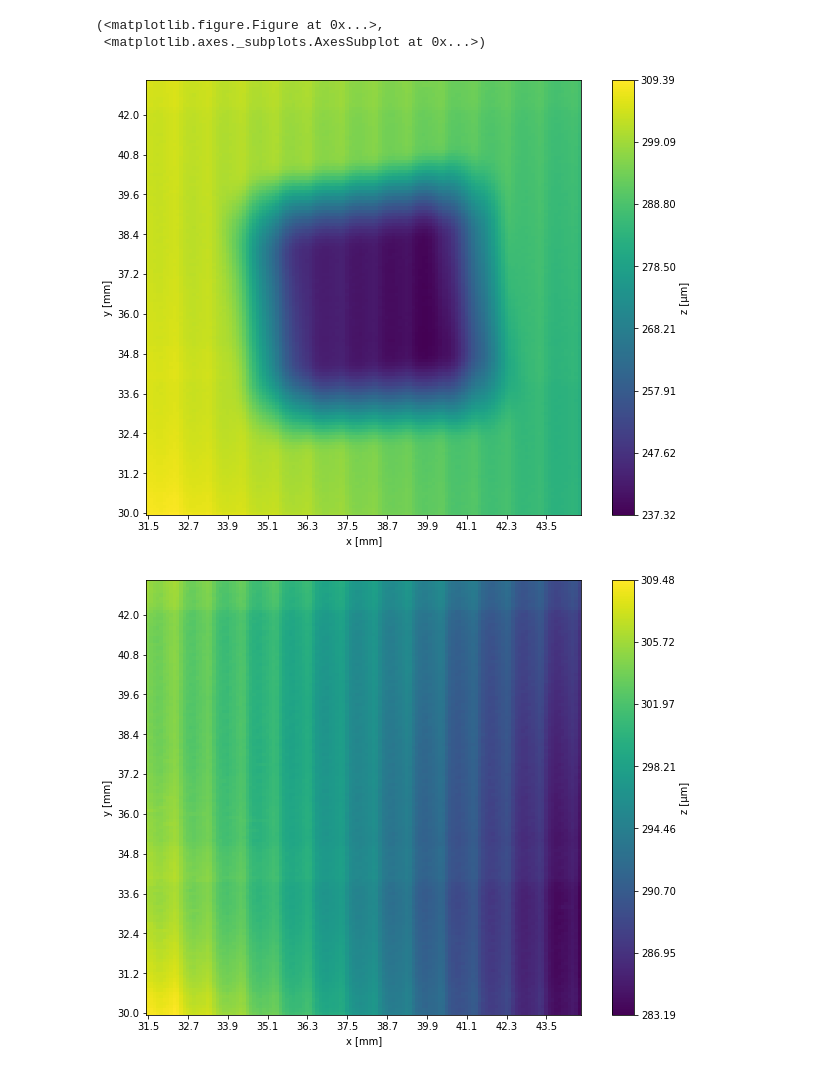
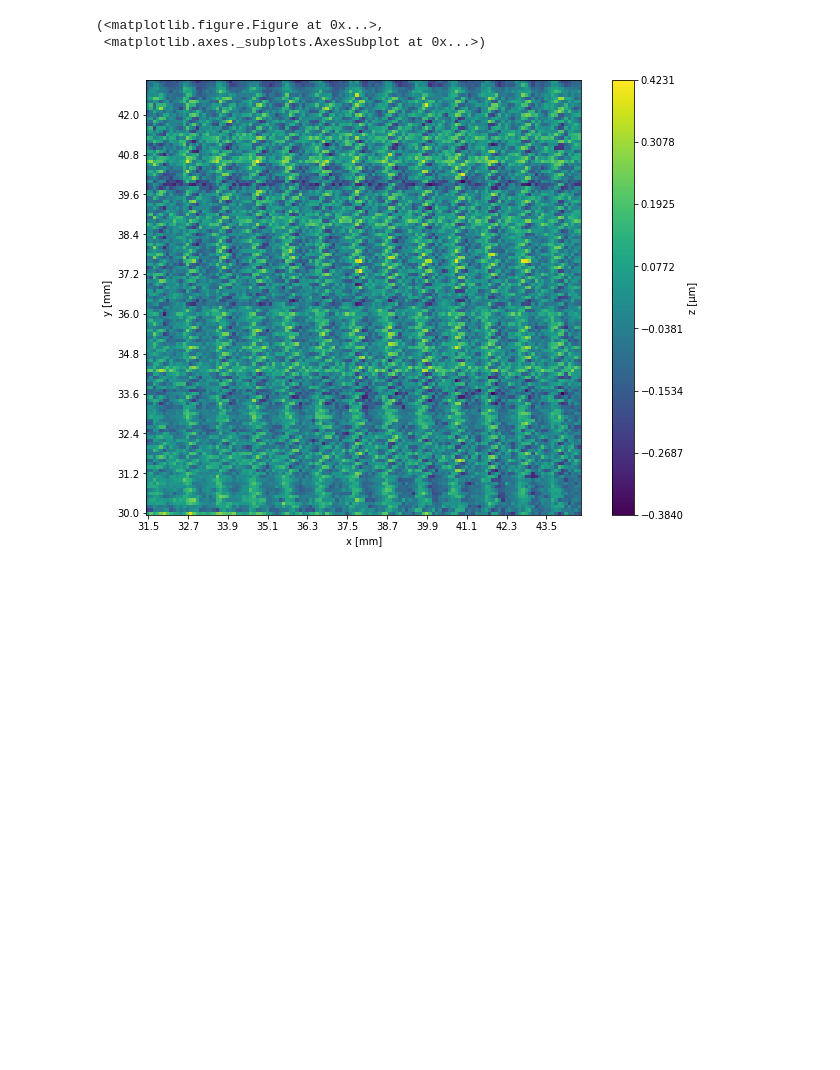
Before and after one commit to benjamingmeiner/kapascan-measurements, a Jupyter notebook: height01_1_analysis.ipynb, the cells around one changed output. Drawn from its saved outputs; the diff is of its cells as text; code cells hidden in the pictures; blank space fills up the shorter version.

```diff
--- a/height01_1_analysis.ipynb
+++ b/height01_1_analysis.ipynb
@@ -25,17 +26,16 @@ plt.gcf().autofmt_xdate()
 # %%
 sensor = z[9][0]
 background1 = z[10][0]
-background2 = z[17][0]
+background2 = z[16][0]
 background3 = z[18][0]
+noise = detrend2D(background2 - background3)
 signal = sensor - background1
-noise = detrend2D(background2 - background3)
 # %%
-plot(x, y, sensor)
-plot(x, y, background1)
-plot(x, y, signal)
+#plot(x, y, sensor)
+#plot(x, y, background1)
+#plot(x, y, signal)
 plot(x, y, noise)
 # %% [output]
 (<matplotlib.figure.Figure at 0x...>,
  <matplotlib.axes._subplots.AxesSubplot at 0x...>)
-[figure, old version]
+[figure, new version]
-[figure, removed]
```
Also changed, not shown: parts of 6 cells of this notebook, 1 other file.
